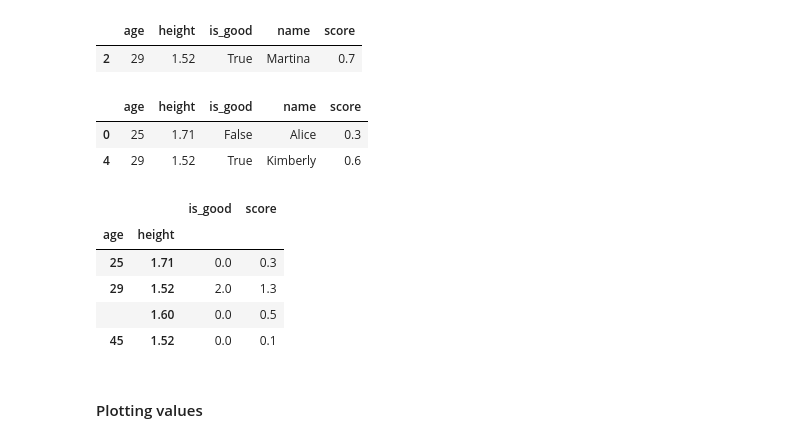
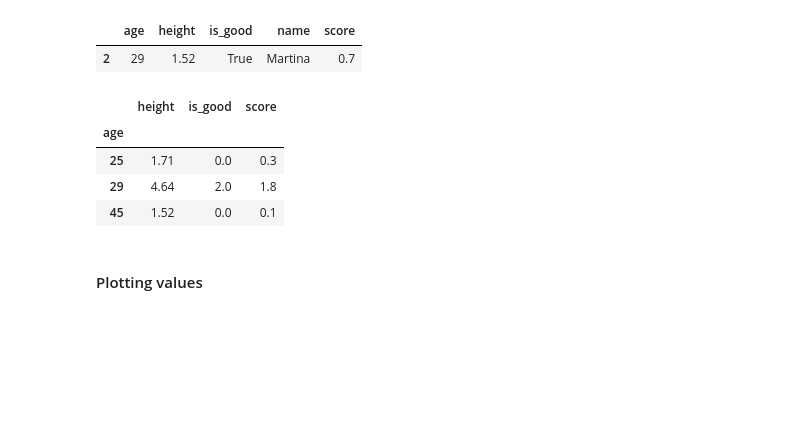
Before and after one commit to martinapugliese/bytemotion-masterclass2016, a Jupyter notebook: Data Manipulation.ipynb, the cells around one changed output. Drawn from its saved outputs; the diff is of its cells as text; code cells hidden in the pictures; blank space fills up the shorter version.

```diff
--- a/Data Manipulation.ipynb
+++ b/Data Manipulation.ipynb
@@ -289,36 +205,26 @@ df[(df.age == 29) & (df.name == 'Martina')]
 # %% [output]
 |  | age | height | is_good | name | score |
 | 2 | 29 | 1.52 | True | Martina | 0.7 |
-# %%
-# LIKE and NOT LIKE
-
-df[df['name'].str.contains('a')]
-df[~df['name'].str.contains('a')]            # (for negation)
-# %% [output]
-|  | age | height | is_good | name | score |
-| 0 | 25 | 1.71 | False | Alice | 0.3 |
-| 4 | 29 | 1.52 | True | Kimberly | 0.6 |
 # %%
 # GROUPBY
 
 # Grouping on one col
 df.groupby('age').sum()             # getting some for the other columns
-df.groupby('age').count()           # getting counts of values for the other columns (excludes null values)
-df.groupby('age').size()            # getting num of items per grouped value
-df.groupby('age')['score'].count()  # count to a single column
-df.groupby('age') \
-    .agg(
-        {'is_good': np.max,
-         'score': np.mean})         # agg allows to run different aggregating functions on each col
+# df.groupby('age').count()           # getting counts of values for the other columns (excludes null values)
+# df.groupby('age').size()            # getting num of items per grouped value
+# df.groupby('age')['score'].count()  # count to a single column
+# df.groupby('age') \
+#     .agg(
+#         {'is_good': np.max,
+#          'score': np.mean})         # agg allows to run different aggregating functions on each col
 
 # Grouping on more cols
-df.groupby(['age', 'height']).sum()
+#df.groupby(['age', 'height']).sum()
 # %% [output]
-|  |  | is_good | score |
-| age | height |  |  |
+|  | height | is_good | score |
+| age |  |  |  |
 | 25 | 1.71 | 0.0 | 0.3 |
-| 29 | 1.52 | 2.0 | 1.3 |
-|  | 1.60 | 0.0 | 0.5 |
+| 29 | 4.64 | 2.0 | 1.8 |
 | 45 | 1.52 | 0.0 | 0.1 |
 # %% [markdown]
 #### Plotting values
```
Also changed, not shown: parts of 11 cells of this notebook, 2 other files.
